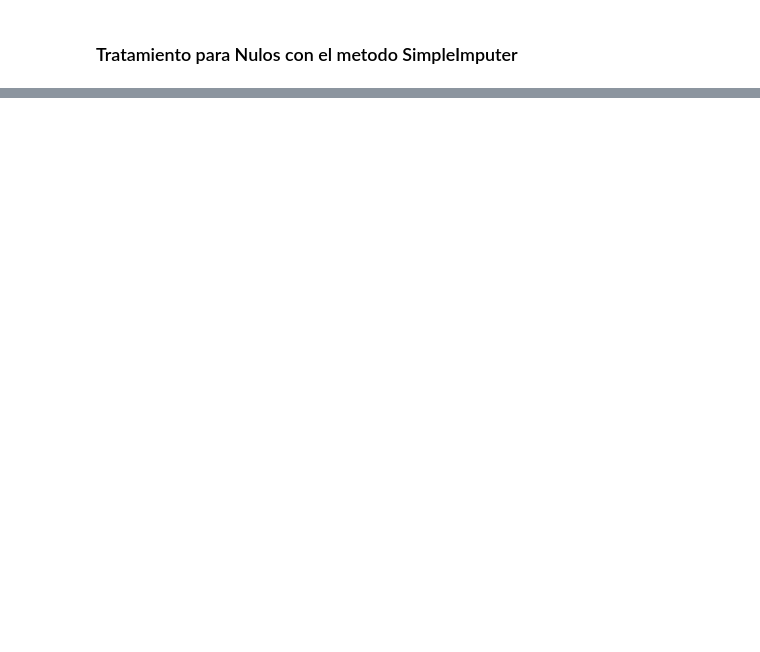
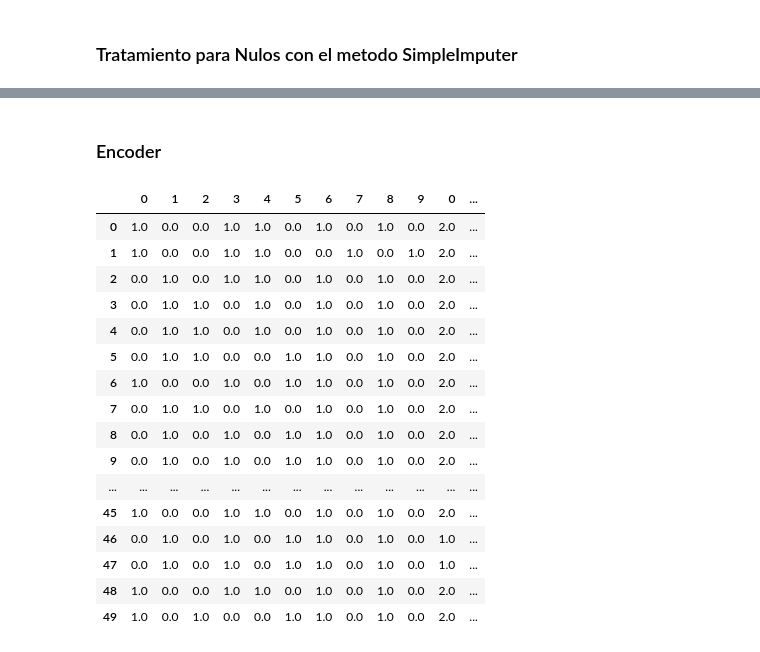
Before and after one commit to Dagon8523/Proyecto-Obesidad, a Jupyter notebook: Proyecto.ipynb, the cells around one changed output, grey strips where cells are left out. Drawn from its saved outputs; the diff is of its cells as text; code cells hidden in the pictures; blank space fills up the shorter version.

Commit message:
Se realiza encoder 17 05 2024

```diff
--- a/Proyecto.ipynb
+++ b/Proyecto.ipynb
@@ -359,0 +370,42 @@ KeyError: 'TCALC'
+# %% [markdown]
+### Encoder
+# %%
+from sklearn.preprocessing import OneHotEncoder , OrdinalEncoder , TargetEncoder
+from sklearn.compose import ColumnTransformer
+
+OHE_COLS =['Gender','family_history_with_overweight','FAVC','SMOKE','SCC',]
+ORD_COLS =['CAEC' , 'CALC' , 'MTRANS']
+TE_COLS =['Target']
+
+ohe = OneHotEncoder()
+ord = OrdinalEncoder()
+te = TargetEncoder()
+
+ohe.fit(BD_Obesity[OHE_COLS])
+ord.fit(BD_Obesity[ORD_COLS])
+te.fit(BD_Obesity[TE_COLS] , BD_Obesity_y)
+
+ohe_BD_Obesity = ohe.transform(BD_Obesity[OHE_COLS]).toarray()
+ord_BD_Obesity = ord.transform(BD_Obesity[ORD_COLS])
+te_BD_Obesity = te.transform(BD_Obesity[TE_COLS])
+# %%
+BD_Obesity_Categ_data = pd.concat([pd.DataFrame(ohe_BD_Obesity),pd.DataFrame(ord_BD_Obesity),pd.DataFrame(te_BD_Obesity)], axis=1)
+BD_Obesity_Categ_data.head(50)
+# %% [output]
+|  | 0 | 1 | 2 | 3 | 4 | 5 | 6 | 7 | 8 | 9 | 0 | ... |
+| 0 | 1.0 | 0.0 | 0.0 | 1.0 | 1.0 | 0.0 | 1.0 | 0.0 | 1.0 | 0.0 | 2.0 | ... |
+| 1 | 1.0 | 0.0 | 0.0 | 1.0 | 1.0 | 0.0 | 0.0 | 1.0 | 0.0 | 1.0 | 2.0 | ... |
+| 2 | 0.0 | 1.0 | 0.0 | 1.0 | 1.0 | 0.0 | 1.0 | 0.0 | 1.0 | 0.0 | 2.0 | ... |
+| 3 | 0.0 | 1.0 | 1.0 | 0.0 | 1.0 | 0.0 | 1.0 | 0.0 | 1.0 | 0.0 | 2.0 | ... |
+| 4 | 0.0 | 1.0 | 1.0 | 0.0 | 1.0 | 0.0 | 1.0 | 0.0 | 1.0 | 0.0 | 2.0 | ... |
+| 5 | 0.0 | 1.0 | 1.0 | 0.0 | 0.0 | 1.0 | 1.0 | 0.0 | 1.0 | 0.0 | 2.0 | ... |
+| 6 | 1.0 | 0.0 | 0.0 | 1.0 | 0.0 | 1.0 | 1.0 | 0.0 | 1.0 | 0.0 | 2.0 | ... |
+| 7 | 0.0 | 1.0 | 1.0 | 0.0 | 1.0 | 0.0 | 1.0 | 0.0 | 1.0 | 0.0 | 2.0 | ... |
+| 8 | 0.0 | 1.0 | 0.0 | 1.0 | 0.0 | 1.0 | 1.0 | 0.0 | 1.0 | 0.0 | 2.0 | ... |
+| 9 | 0.0 | 1.0 | 0.0 | 1.0 | 0.0 | 1.0 | 1.0 | 0.0 | 1.0 | 0.0 | 2.0 | ... |
+| ... | ... | ... | ... | ... | ... | ... | ... | ... | ... | ... | ... | ... |
+| 45 | 1.0 | 0.0 | 0.0 | 1.0 | 1.0 | 0.0 | 1.0 | 0.0 | 1.0 | 0.0 | 2.0 | ... |
+| 46 | 0.0 | 1.0 | 0.0 | 1.0 | 0.0 | 1.0 | 1.0 | 0.0 | 1.0 | 0.0 | 1.0 | ... |
+| 47 | 0.0 | 1.0 | 0.0 | 1.0 | 0.0 | 1.0 | 1.0 | 0.0 | 1.0 | 0.0 | 1.0 | ... |
+| 48 | 1.0 | 0.0 | 0.0 | 1.0 | 1.0 | 0.0 | 1.0 | 0.0 | 1.0 | 0.0 | 2.0 | ... |
+| 49 | 1.0 | 0.0 | 1.0 | 0.0 | 0.0 | 1.0 | 1.0 | 0.0 | 1.0 | 0.0 | 2.0 | ... |
```
Also changed, not shown: parts of 10 cells of this notebook, 2 other files.
